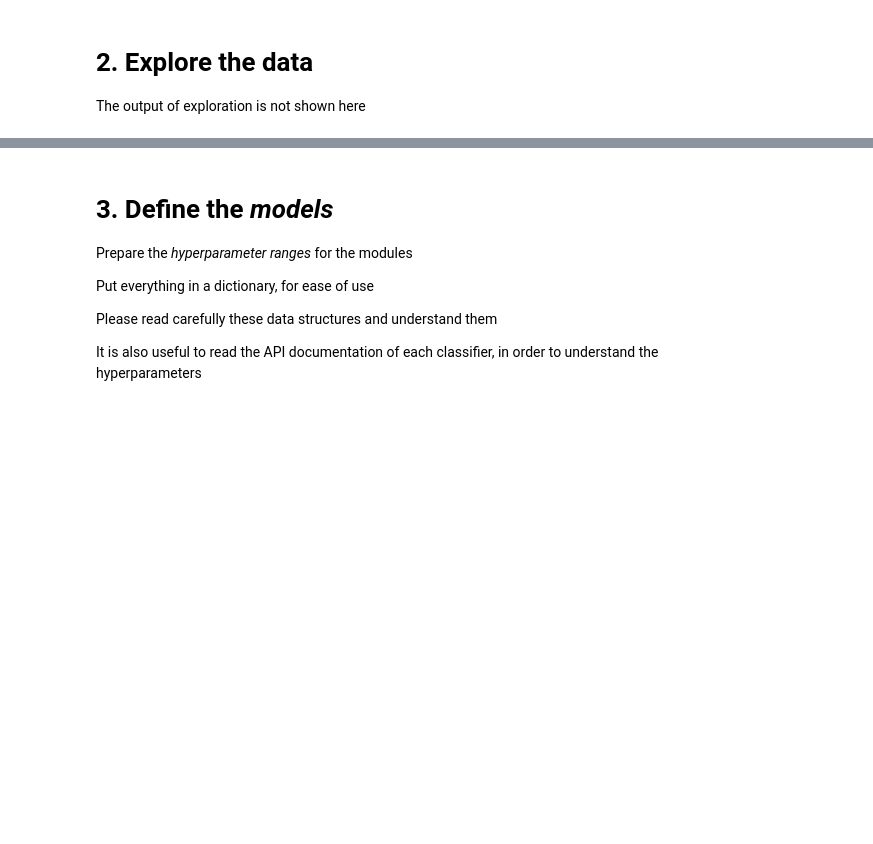
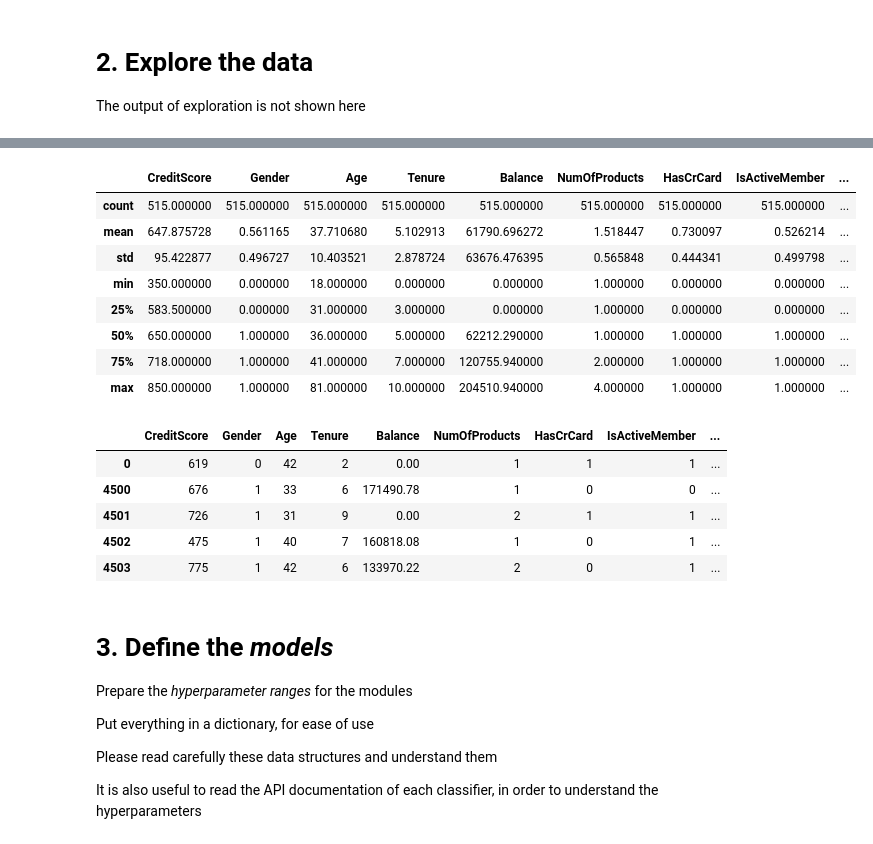
Before and after one commit to carnivuth/datamining, a Jupyter notebook: labs/multi-model-classification/multi-model-classification.ipynb, the cells around one changed output, grey strips where cells are left out. Drawn from its saved outputs; the diff is of its cells as text; code cells hidden in the pictures; blank space fills up the shorter version.

```diff
--- a/labs/multi-model-classification/multi-model-classification.ipynb
+++ b/labs/multi-model-classification/multi-model-classification.ipynb
@@ -64,3 +58,11 @@ cv = 3   # number of cross-validation splits
+# %%
+# download dataset
+#url = "https://pokelab.ddns.net/datasets/breast-cancer.data"
+#names=["Class","age","menopause","tumor-size","inv-nodes","node-caps","deg-malig","breast","breast-quad","irradiat",]
+#s = requests.get(url,verify=False).content
+#df = pd.read_csv(io.StringIO(s.decode('utf-8')),names=names )
+df = pd.read_csv("churn-analysis.csv" )
+df = df.drop(index=range(1,4500))
 # %% [markdown]
 # 2. Explore the data
 
@@ -74,5 +70,23 @@ Name: count, dtype: int64
 # %%
 # display here some exploration output
+display(df.describe())
+display(df.head())
+# %% [output]
+|  | CreditScore | Gender | Age | Tenure | Balance | NumOfProducts | HasCrCard | IsActiveMember | ... |
+| count | 515.000000 | 515.000000 | 515.000000 | 515.000000 | 515.000000 | 515.000000 | 515.000000 | 515.000000 | ... |
+| mean | 647.875728 | 0.561165 | 37.710680 | 5.102913 | 61790.696272 | 1.518447 | 0.730097 | 0.526214 | ... |
+| std | 95.422877 | 0.496727 | 10.403521 | 2.878724 | 63676.476395 | 0.565848 | 0.444341 | 0.499798 | ... |
+| min | 350.000000 | 0.000000 | 18.000000 | 0.000000 | 0.000000 | 1.000000 | 0.000000 | 0.000000 | ... |
+| 25% | 583.500000 | 0.000000 | 31.000000 | 3.000000 | 0.000000 | 1.000000 | 0.000000 | 0.000000 | ... |
+| 50% | 650.000000 | 1.000000 | 36.000000 | 5.000000 | 62212.290000 | 1.000000 | 1.000000 | 1.000000 | ... |
+| 75% | 718.000000 | 1.000000 | 41.000000 | 7.000000 | 120755.940000 | 2.000000 | 1.000000 | 1.000000 | ... |
+| max | 850.000000 | 1.000000 | 81.000000 | 10.000000 | 204510.940000 | 4.000000 | 1.000000 | 1.000000 | ... |
+|  | CreditScore | Gender | Age | Tenure | Balance | NumOfProducts | HasCrCard | IsActiveMember | ... |
+| 0 | 619 | 0 | 42 | 2 | 0.00 | 1 | 1 | 1 | ... |
+| 4500 | 676 | 1 | 33 | 6 | 171490.78 | 1 | 0 | 0 | ... |
+| 4501 | 726 | 1 | 31 | 9 | 0.00 | 2 | 1 | 1 | ... |
+| 4502 | 475 | 1 | 40 | 7 | 160818.08 | 1 | 0 | 1 | ... |
+| 4503 | 775 | 1 | 42 | 6 | 133970.22 | 2 | 0 | 1 | ... |
 # %% [markdown]
 # 3. Define the _models_
 Prepare the _hyperparameter ranges_ for the modules
```
Also changed, not shown: parts of 12 cells of this notebook.
